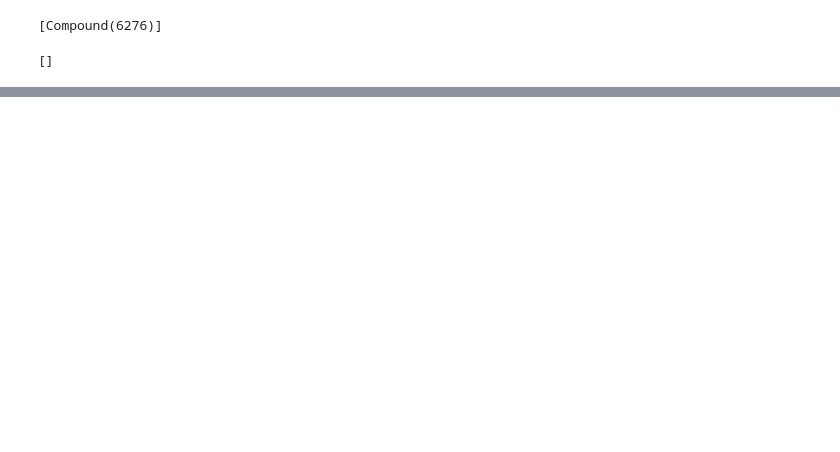
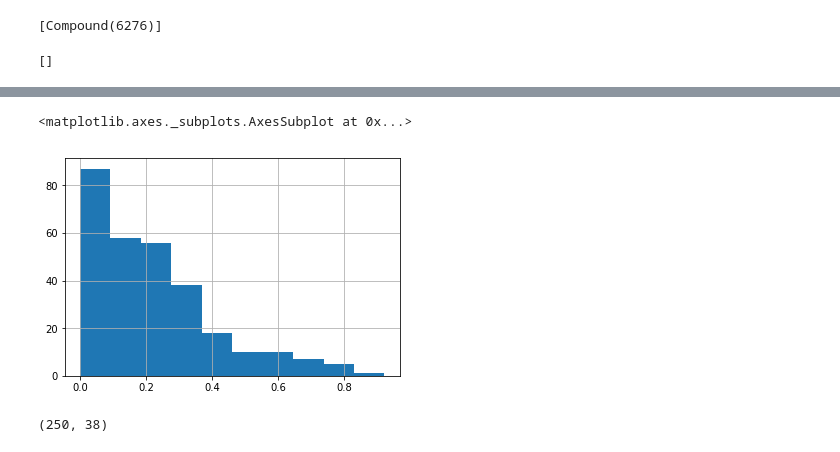
Before and after one commit to xkortex/ChemCupid, a Jupyter notebook: nb/explore01.ipynb, the cells around one changed output, grey strips where cells are left out. Drawn from its saved outputs; the diff is of its cells as text; code cells hidden in the pictures; blank space fills up the shorter version.

Commit message:
:hammer: got some chemical compatibility embedding that makes logical sense working

```diff
--- a/nb/explore01.ipynb
+++ b/nb/explore01.ipynb
@@ -241,0 +409,2 @@ pc.get_compounds('alcohol, Amyl', 'name')
+# %%
+df['chemical'] = df['chemical'].str.lower()
@@ -241,0 +421,7 @@ pc.get_compounds('alcohol, Amyl', 'name')
+# %%
+df = df[~df['cid'].isnull()]
+df.to_csv('/home/mike/data/chemistry/compatibility/proc2/cpcid.csv', index=None)
+# %%
+df.set_index('chemical', inplace=True)
+# %%
+df = df.drop('cid', axis=1)
@@ -241,0 +440,5 @@ pc.get_compounds('alcohol, Amyl', 'name')
+# %%
+df.isnull().mean(axis=1).hist()
+# %% [output]
+<matplotlib.axes._subplots.AxesSubplot at 0x...>
+[figure, added]
@@ -241,0 +447,4 @@ pc.get_compounds('alcohol, Amyl', 'name')
+# %%
+df.shape
+# %% [output]
+(250, 38)
```
Also changed, not shown: parts of 95 cells of this notebook.
